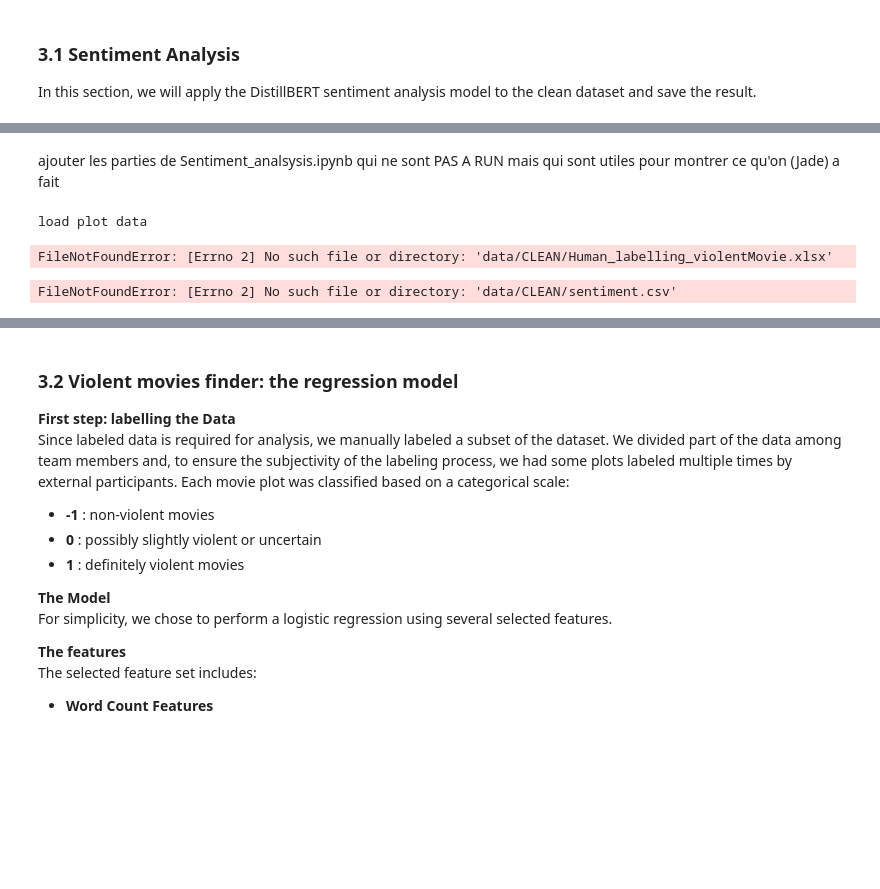
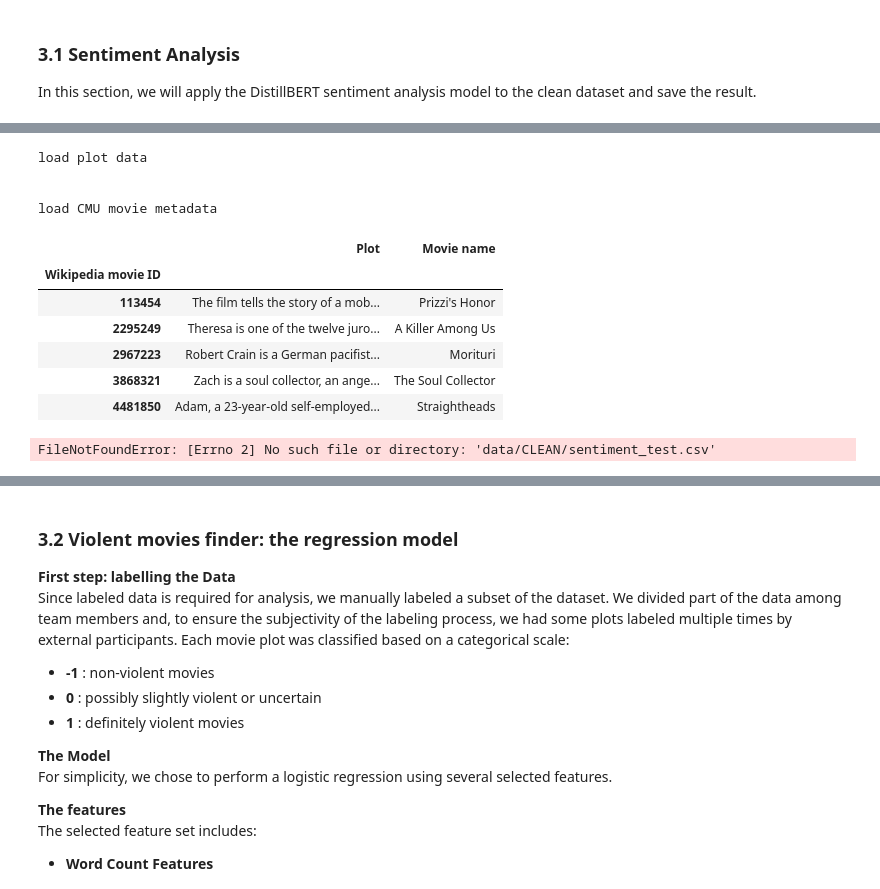
Before and after one commit to epfl-ada/ada-2024-project-alligatorsdontapologize24, a Jupyter notebook: results.ipynb, the cells around one changed output, grey strips where cells are left out. Saved outputs shown, nothing was run; the diff lists cells and outputs as text; code cells hidden in the pictures; blank space fills up the shorter version.

```diff
--- a/results.ipynb
+++ b/results.ipynb
@@ -509,0 +551,2 @@ In this section, we will apply the DistillBERT sentiment analysis model to the c
+# %%
+ViolentData = ViolentData.groupby("Wikipedia movie ID").mean()
@@ -518,23 +562,33 @@ To enable the following instructions: SSE4.1 SSE4.2 AVX AVX2 FMA, in other opera
-# %% [markdown]
-ajouter les parties de Sentiment_analsysis.ipynb qui ne sont PAS A RUN mais qui sont utiles pour montrer ce qu'on (Jade) a fait
 # %%
-# Load the raw data
+# Load raw data
 data_loader = DataLoader(raw,clean)
 
+# Are we working on the test set
 Test_set_data = True
+# Run everything again ?
+Run = False
+
 if Test_set_data :
     MovieData = data_loader.plot_data()
+    MovieName = data_loader.movie_data()["Movie name"]
     ViolentLabel, ViolentData = data_loader.human_labelled_data()
     MovieData = MovieData.loc[ViolentData.index.unique()]
+    MovieData = pd.merge(MovieData,MovieName, left_index=True, right_index=True,how="inner")
 else :
     MovieData = data_loader.clean_movie_data()
 # %% [output]
 load plot data
+
+
+load CMU movie metadata
-FileNotFoundError: [Errno 2] No such file or directory: 'data/CLEAN/Human_labelling_violentMovie.xlsx'
-# %%
-SentimentData, SentimentDataTest = data_loader.load_sentiment()
-SentimentDataTest = SentimentDataTest.set_index("Wikipedia movie ID")
-Test_set_data = False
-# %% [output]
-FileNotFoundError: [Errno 2] No such file or directory: 'data/CLEAN/sentiment.csv'
+# %%
+MovieData.head()
+# %% [output]
+|  | Plot | Movie name |
+| Wikipedia movie ID |  |  |
+| 113454 | The film tells the story of a mob... | Prizzi's Honor |
+| 2295249 | Theresa is one of the twelve juro... | A Killer Among Us |
+| 2967223 | Robert Crain is a German pacifist... | Morituri |
+| 3868321 | Zach is a soul collector, an ange... | The Soul Collector |
+| 4481850 | Adam, a 23-year-old self-employed... | Straightheads |
 # %%
@@ -567 +619,16 @@ Sentiment = pd.DataFrame(sentiment_data)
+# %%
+if Run :
+    # Save the result
+    if Test_set_data :
+        Sentiment.to_csv(clean + "/sentiment_test.csv")
+    else :
+        Sentiment.to_csv(clean + "/sentiment.csv")
+else :
+    SentimentData, SentimentDataTest = data_loader.load_sentiment()
+    if Test_set_data :
+        Sentiment = SentimentDataTest
+    else :
+        Sentiment = SentimentData
+# %% [output]
+FileNotFoundError: [Errno 2] No such file or directory: 'data/CLEAN/sentiment_test.csv'
 # %%
```
Also changed, not shown: parts of 10 cells of this notebook.
